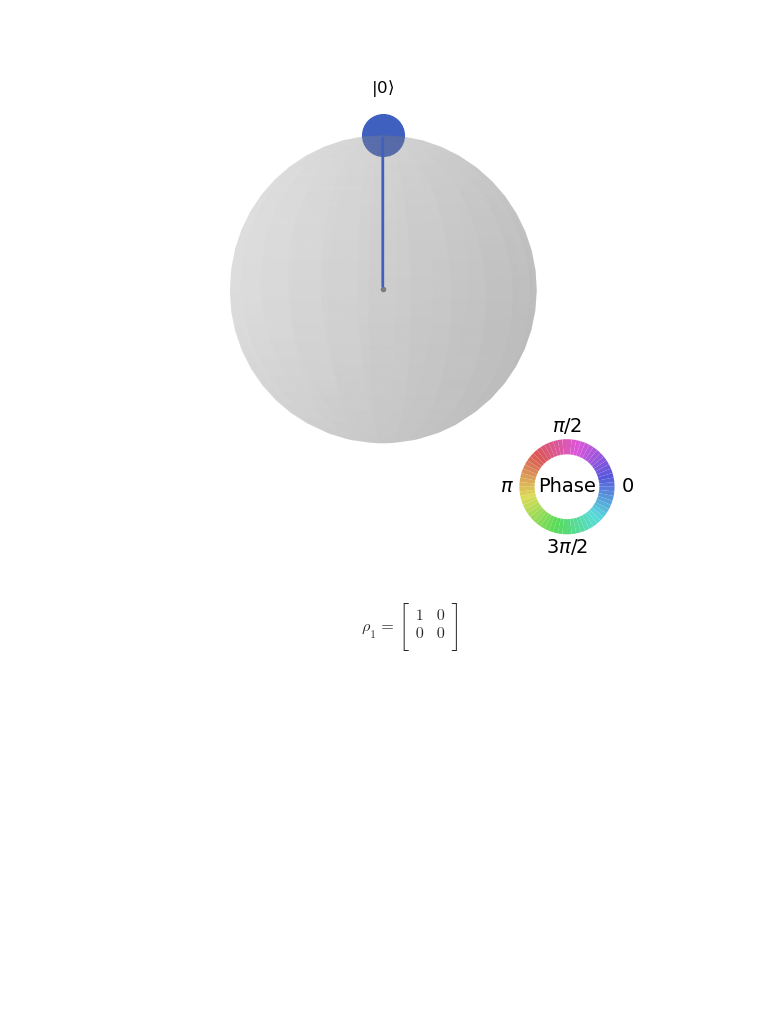
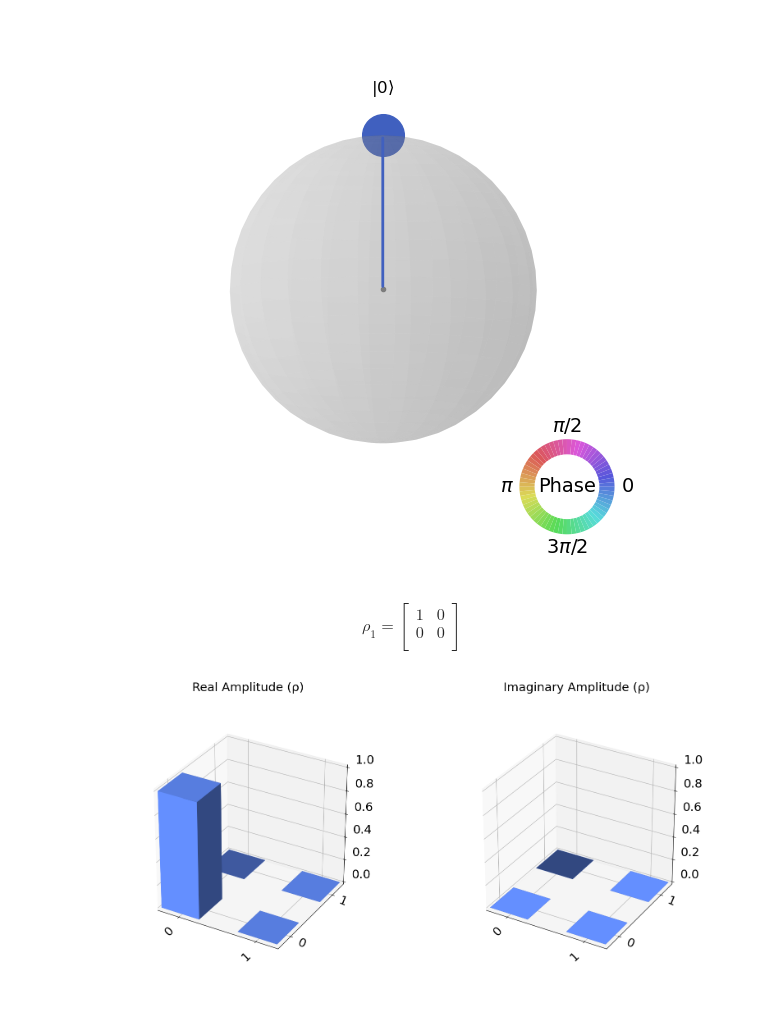
Before and after one commit to A-Hashemiann/Quantum_Information_Computation, a Jupyter notebook: Quantum_Computing/Pauli_X.ipynb, the cells around one changed output. Saved outputs shown, nothing was run; the diff lists cells and outputs as text; code cells hidden in the pictures; blank space fills up the shorter version.

```diff
--- a/Quantum_Computing/Pauli_X.ipynb
+++ b/Quantum_Computing/Pauli_X.ipynb
@@ -33,3 +33,8 @@ $$
  0 & 0  \\
  \end{bmatrix}
 $$
+# %%
+from qiskit.visualization import plot_state_city
+plot_state_city(qc)
+# %% [output]
+[figure, added]
```
Also changed, not shown: parts of 1 cell of this notebook.
